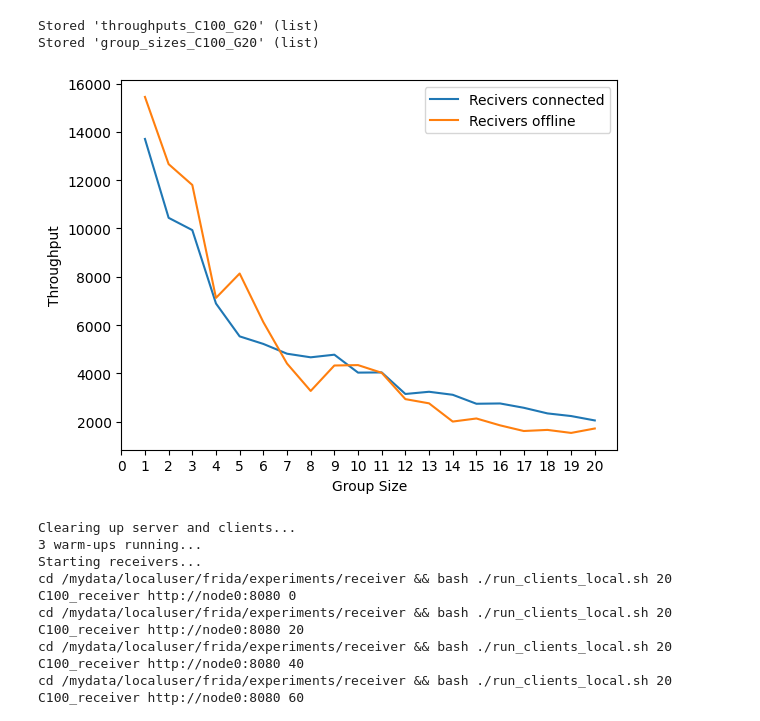
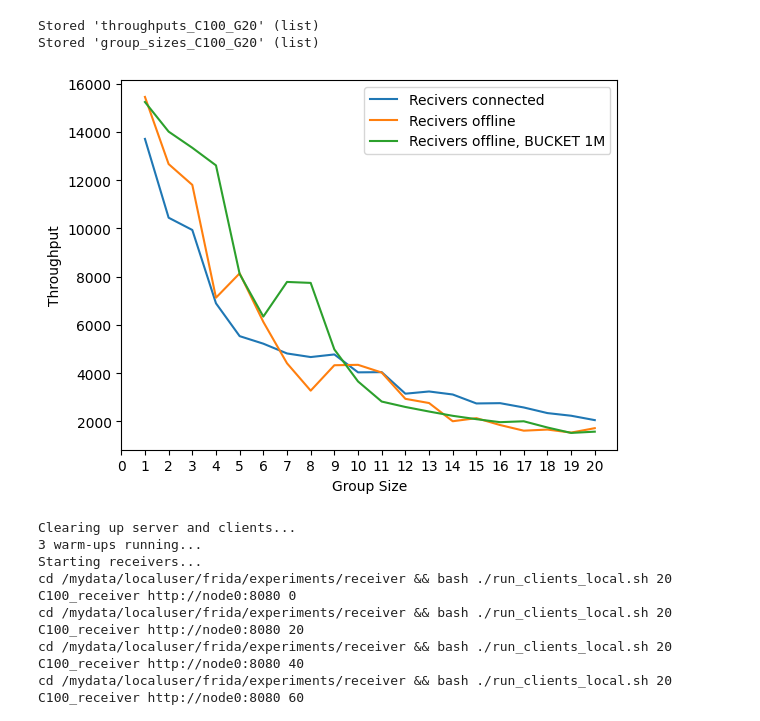
Before and after one commit to princeton-sns/frida, a Jupyter notebook: benchmark_notebook.ipynb, the cells around one changed output. Drawn from its saved outputs; the diff is of its cells as text; code cells hidden in the pictures.

```diff
--- a/benchmark_notebook.ipynb
+++ b/benchmark_notebook.ipynb
@@ -214,3 +215,16 @@ async def run_throughput_exp(num_nodes = 2, duration = 20, keepout = 5, data_siz
     server_task.terminate()
 #     await clear_server_storage(server_node)
     return num_clients_record, throughputs
+# %%
+ctasks =[]
+for i in range(1,2):
+    ctask = await run_multiple_clients_group(100, "node{}".format(i), "ex{:06d}".format(randrange(1000000)), 16, 3, 0, "http://node0:8080", "rec", 5, 1, startID = 0, asyncOn=True)
+    ctasks.append(ctask)
+sumt = 0
+# time.sleep(30)
+for ctask in ctasks:
+    output = (await ctask.stdout.read())
+    for line in output.split("\n")[:-1]:
+        if line != "":
+            sumt+=float(line)
+print(sumt/10.0)
@@ -217,18 +233,11 @@ async def run_throughput_exp(num_nodes = 2, duration = 20, keepout = 5, data_siz
 # %%
-async def run_groupsize_exp_single(num_nodes = 10, duration = 20, keepout = 5, data_size = 0,num_clients = 100, server_node = "node0",receiver_prefix="receiver", receivers_per_sender = 1,trial = 0):
+async def run_groupsize_exp_single(num_nodes = 10, duration = 20, keepout = 5, data_size = 0,num_clients = 100, server_node = "node0",receiver_prefix="r", group_size = 1, independent = 1, trial = 0):
     time.sleep(5)
     ctasks = []
 
-    total_num_of_receiver = num_clients * receivers_per_sender
-    receiver_low = 0
-
     for node in range(1, num_nodes + 1):
-        num_clients_this_node = (num_clients // num_nodes + (1 if node < (num_clients % num_nodes) else 0))
-        num_receiver_this_node = num_clients_this_node * receivers_per_sender
-        rl = receiver_low
-        rh = rl + num_receiver_this_node
-        ctask = await run_multiple_clients_group(num_clients_this_node, "node{}".format(node), "exp_groupsize_C{}_G{}_node{}_trial{}_{}".format(num_clients,receivers_per_sender, node, trial, randrange(1000000)), duration, keepout, data_size, "http://node0:8080", receiver_prefix, rl, rh,-1,0)
-        receiver_low = rh
+        num_clients_this_node = (num_clients // num_nodes + (1 if (node-1) < (num_clients % num_nodes) else 0))
+        ctask = await run_multiple_clients_group(num_clients, "node{}".format(node), "G{:03d}_N{:02d}_{:06d}".format(group_size, node, randrange(1000000)), duration, keepout, data_size, "http://node0:8080", receiver_prefix, group_size, independent, startID = 0, asyncOn=True)
         ctasks.append(ctask)
 
     time.sleep(duration)
@@ -278,0 +340,7 @@ for size in group_sizes:
+# %%
+throughputs_C100_G20_Roff_BUCKET1M = throughputs
+group_sizes_C100_G20_Roff_BUCKET1M = group_sizes
+%store throughputs_C100_G20_Roff_BUCKET1M
+%store group_sizes_C100_G20_Roff_BUCKET1M
+write_to_file("throughputs_C100_G20_Roff_BUCKET1M", throughputs_C100_G20_Roff_BUCKET1M)
+write_to_file("group_sizes_C100_G20_Roff_BUCKET1M", group_sizes_C100_G20_Roff_BUCKET1M)
@@ -299,13 +370,14 @@ Stored 'group_sizes_C100_G20' (list)
 # %%
 plt.plot(group_sizes_C100_G20, throughputs_C100_G20, label="Recivers connected")
 plt.plot(group_sizes_C100_G20_Roff, throughputs_C100_G20_Roff, label="Recivers offline")
+plt.plot(group_sizes_C100_G20_Roff_BUCKET1M, throughputs_C100_G20_Roff_BUCKET1M, label="Recivers offline, BUCKET 1M")
 plt.xticks(np.arange(0, 21, step = 1))
 plt.xlabel("Group Size")
 plt.ylabel("Throughput")
 plt.legend()
 plt.show()
 # %% [output]
-[figure, old version]
+[figure, new version]
 # %%
 async def run_conflicts_exp_single(num_nodes = 10, duration = 20, keepout = 5, data_size = 0,num_clients = 100, server_node = "node0", conflict_prefix = "conflict", receiver_prefix="receiver", num_rand = 1,trial = 0):
     time.sleep(5)
```
Also changed, not shown: parts of 9 cells of this notebook, 1 other file.
